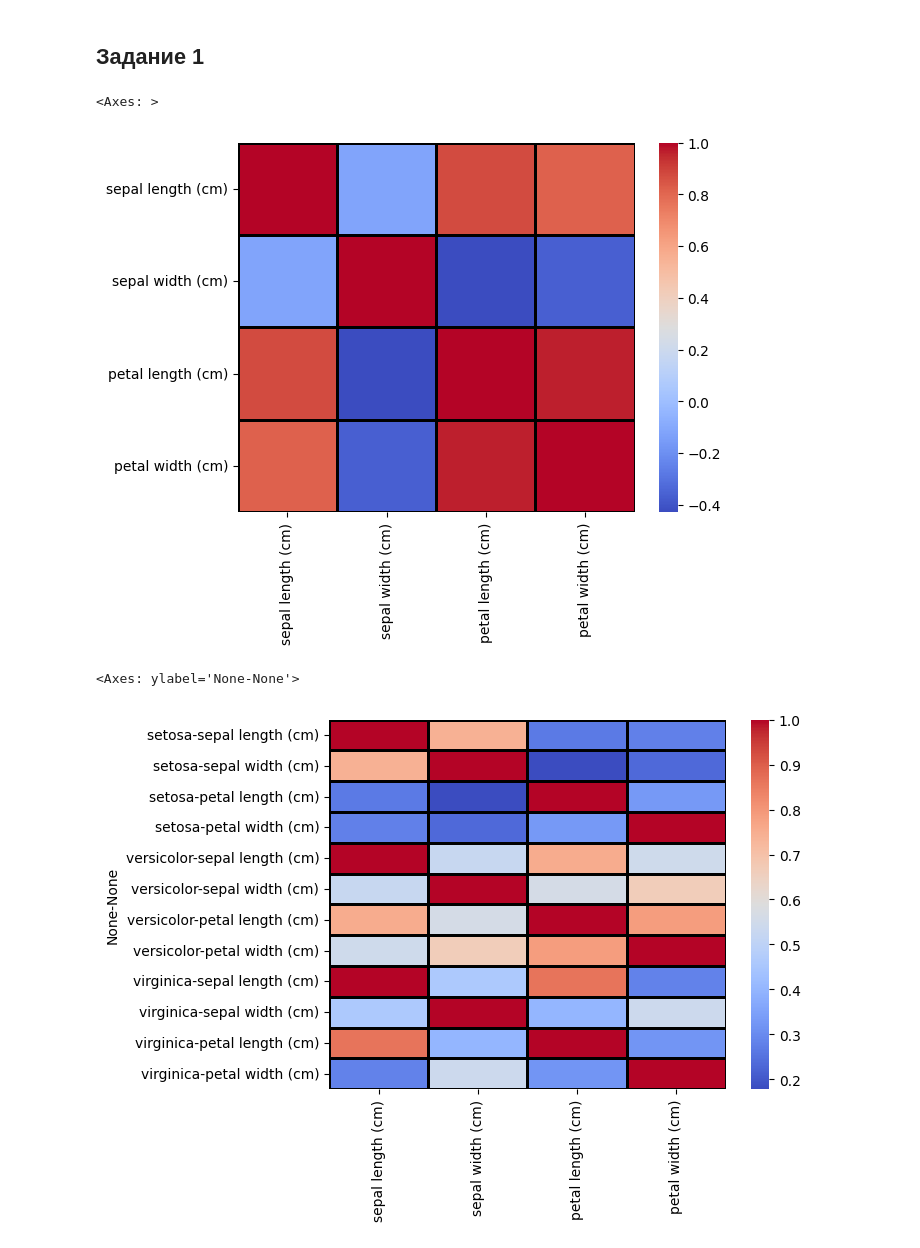
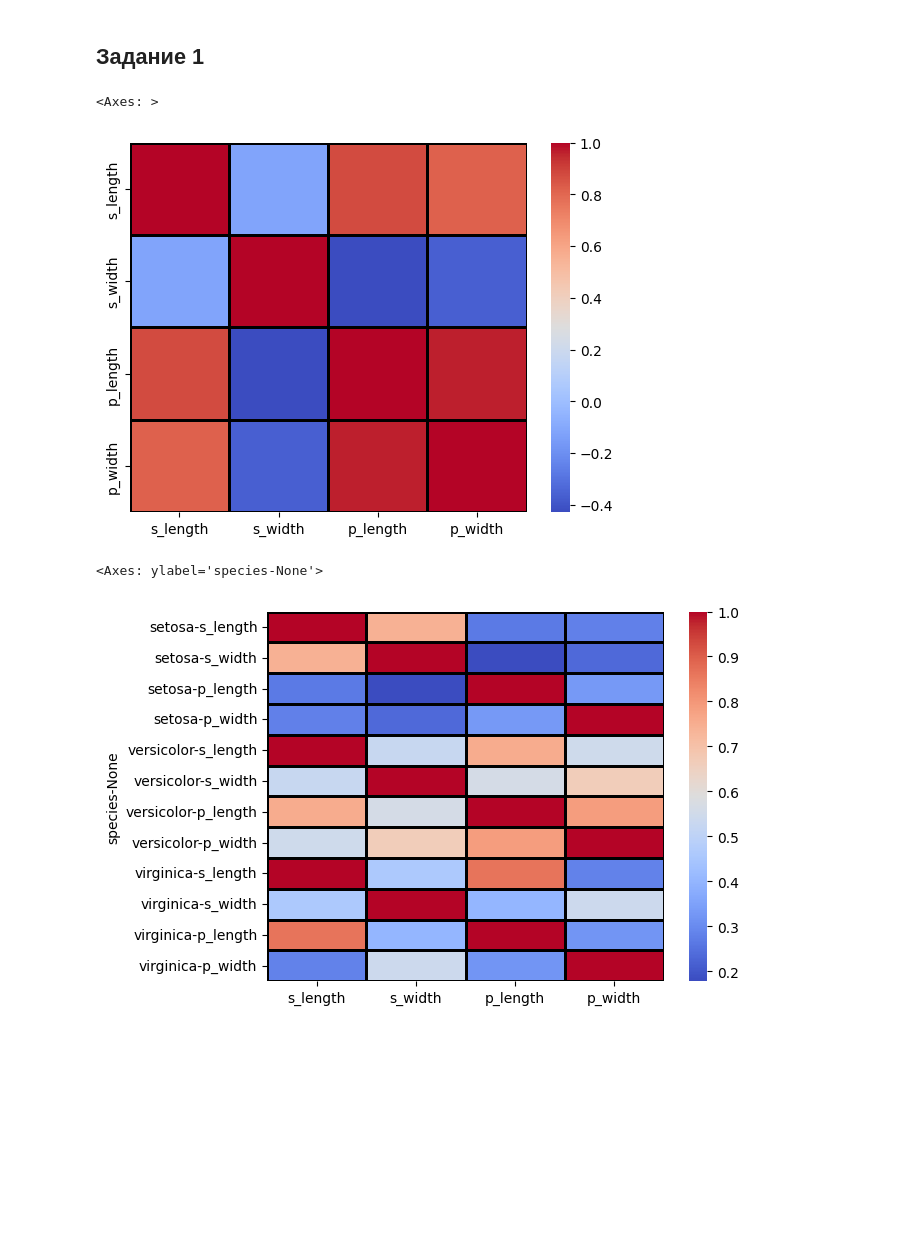
Before and after one commit to HerrPhoton/Theory-of-statistical-solutions, a Jupyter notebook: lab1.ipynb, the cells around one changed output. Saved outputs shown, nothing was run; the diff lists cells and outputs as text; code cells hidden in the pictures; blank space fills up the shorter version.

```diff
--- a/lab1.ipynb
+++ b/lab1.ipynb
@@ -16,7 +21,10 @@ import numpy as np
 iris = load_iris(as_frame = True)
 
 df = iris['data']
-target_names = pd.Categorical.from_codes(iris.target, iris.target_names)
+df.columns = ['s_length', 's_width', 'p_length', 'p_width']
+
+full_df = df.copy()
+full_df['species'] = pd.Categorical.from_codes(iris.target, iris.target_names)
 
 df
 # %% [output]
@@ -39,10 +47,10 @@ df
 sns.heatmap(df.corr(), cmap = 'coolwarm', linewidths = 2, linecolor = 'black')
 # %% [output]
 <Axes: >
-[figure, old version]
+[figure, new version]
 # %%
-df_groups = df.groupby(target_names, observed = True)
+df_groups = df.groupby(full_df['species'], observed = True)
 sns.heatmap(df_groups.corr(), cmap = 'coolwarm', linewidths = 2, linecolor = 'black')
 # %% [output]
-<Axes: ylabel='None-None'>
+<Axes: ylabel='species-None'>
-[figure, old version]
+[figure, new version]
```
Also changed, not shown: parts of 13 cells of this notebook.
